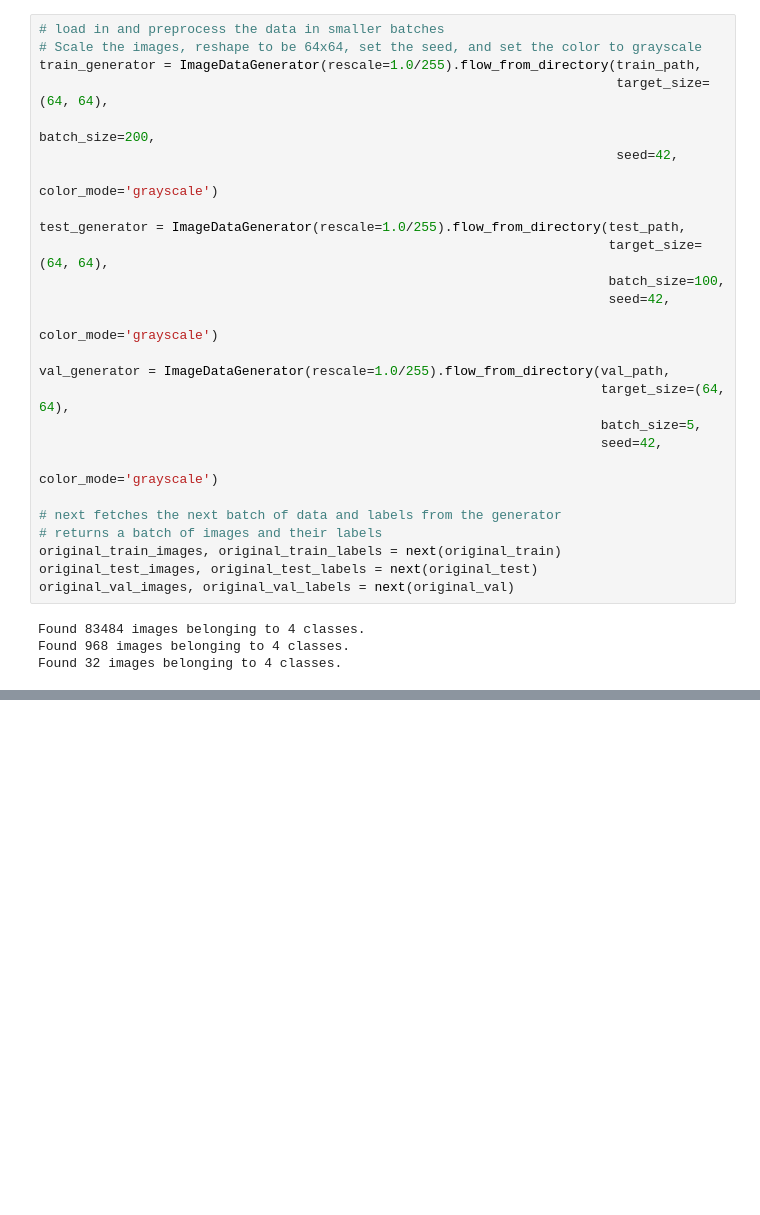
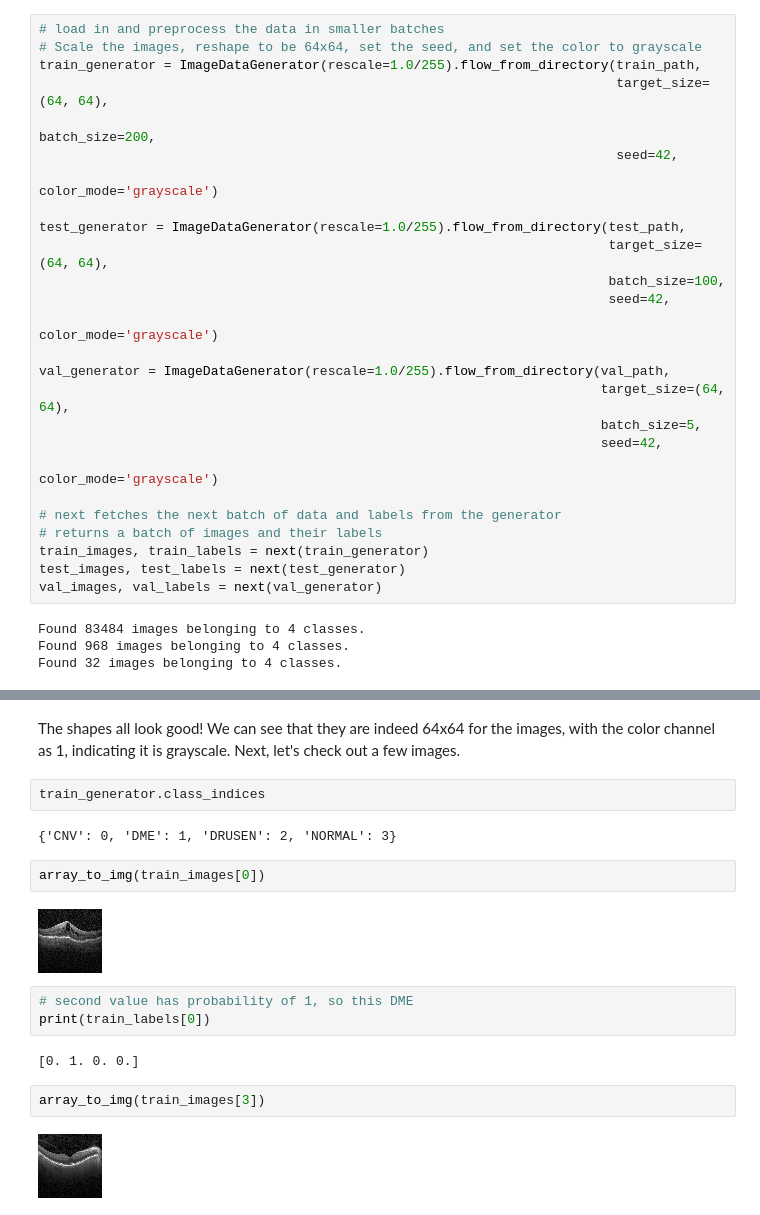
Before and after one commit to rachelhgoldstein/Retinal-OCT-Disease-Recognition, a Jupyter notebook: Working_Copy.ipynb, the cells around one changed output, grey strips where cells are left out. Saved outputs shown, nothing was run; the diff lists cells and outputs as text; blank space fills up the shorter version.

```diff
--- a/Working_Copy.ipynb
+++ b/Working_Copy.ipynb
@@ -283,9 +281,9 @@ val_generator = ImageDataGenerator(rescale=1.0/255).flow_from_directory(val_path
 
 # next fetches the next batch of data and labels from the generator
 # returns a batch of images and their labels
-original_train_images, original_train_labels = next(original_train)
-original_test_images, original_test_labels = next(original_test)
-original_val_images, original_val_labels = next(original_val)
+train_images, train_labels = next(train_generator)
+test_images, test_labels = next(test_generator)
+val_images, val_labels = next(val_generator)
 # %% [output]
 Found 83484 images belonging to 4 classes.
 Found 968 images belonging to 4 classes.
@@ -297,0 +309,19 @@ Great! Let's check out the following to make sure everything was properly loaded
+# %% [markdown]
+The shapes all look good! We can see that they are indeed 64x64 for the images, with the color channel as 1, indicating it is grayscale. Next, let's check out a few images.
+# %%
+train_generator.class_indices
+# %% [output]
+{'CNV': 0, 'DME': 1, 'DRUSEN': 2, 'NORMAL': 3}
+# %%
+array_to_img(train_images[0])
+# %% [output]
+[figure, added]
+# %%
+# second value has probability of 1, so this DME
+print(train_labels[0])
+# %% [output]
+[0. 1. 0. 0.]
+# %%
+array_to_img(train_images[3])
+# %% [output]
+[figure, added]
```
Also changed, not shown: parts of 39 cells of this notebook.
